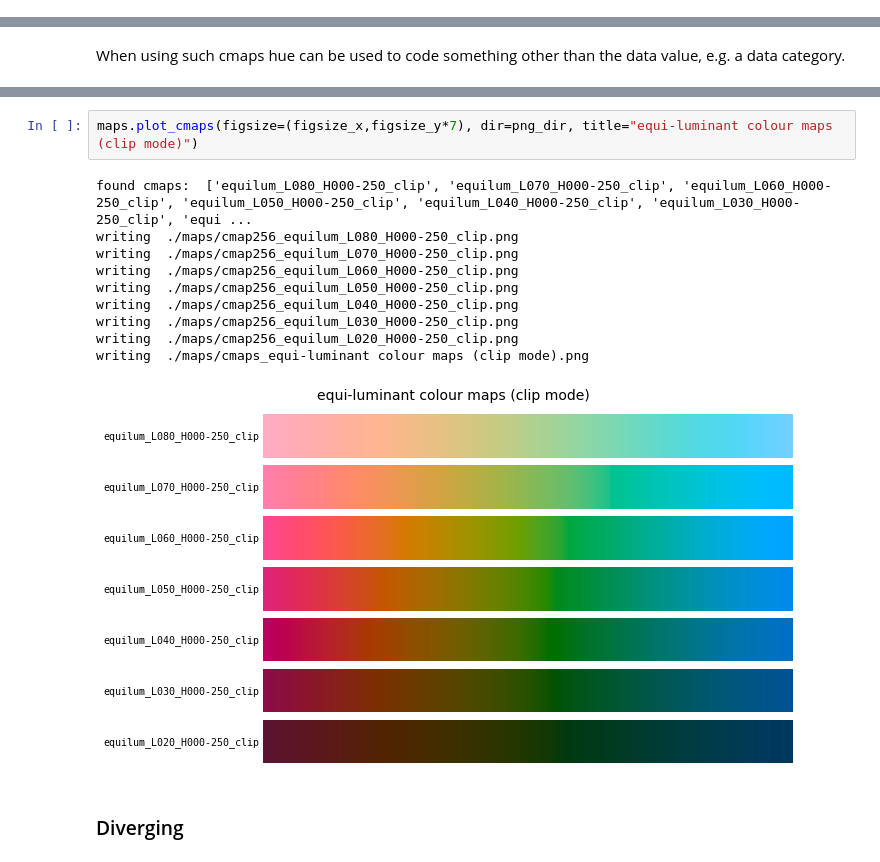
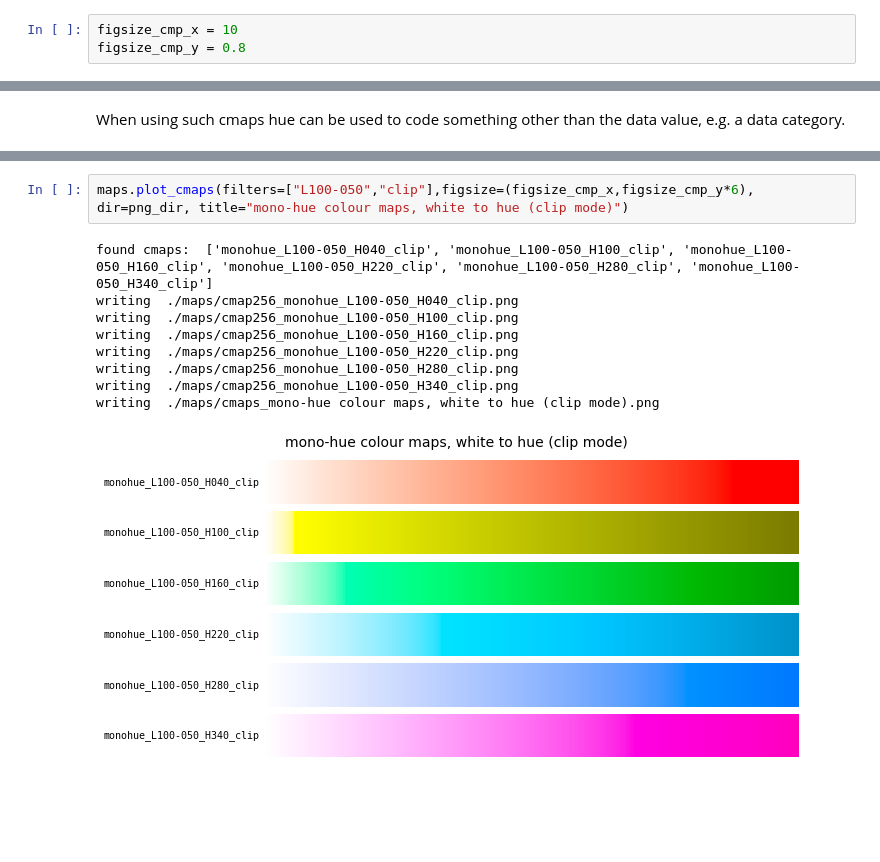
Before and after one commit to gillesferrand/colourspace, a Jupyter notebook: 5. cmaps.ipynb, the cells around one changed output, grey strips where cells are left out. Drawn from its saved outputs; the diff is of its cells as text; blank space fills up the shorter version.

```diff
--- a/5. cmaps.ipynb
+++ b/5. cmaps.ipynb
@@ -26,3 +71,6 @@ png_dir = "./maps"
+# %%
+figsize_cmp_x = 10
+figsize_cmp_y = 0.8
 # %% [markdown]
 ## Equi-luminant cmaps
 # %% [markdown]
@@ -197,15 +325,12 @@ creating cmap 'equilum_L080_H000-250_clip' for Matplotlib ( 501 steps)
 # %%
-maps.plot_cmaps(figsize=(figsize_x,figsize_y*7), dir=png_dir, title="equi-luminant colour maps (clip mode)")
+maps.plot_cmaps(filters=["L100-050","clip"],figsize=(figsize_cmp_x,figsize_cmp_y*6), dir=png_dir, title="mono-hue colour maps, white to hue (clip mode)")
 # %% [output]
-found cmaps:  ['equilum_L080_H000-250_clip', 'equilum_L070_H000-250_clip', 'equilum_L060_H000-250_clip', 'equilum_L050_H000-250_clip', 'equilum_L040_H000-250_clip', 'equilum_L030_H000-250_clip', 'equi ...
-writing  ./maps/cmap256_equilum_L080_H000-250_clip.png
-writing  ./maps/cmap256_equilum_L070_H000-250_clip.png
-writing  ./maps/cmap256_equilum_L060_H000-250_clip.png
-writing  ./maps/cmap256_equilum_L050_H000-250_clip.png
-writing  ./maps/cmap256_equilum_L040_H000-250_clip.png
-writing  ./maps/cmap256_equilum_L030_H000-250_clip.png
-writing  ./maps/cmap256_equilum_L020_H000-250_clip.png
-writing  ./maps/cmaps_equi-luminant colour maps (clip mode).png
+found cmaps:  ['monohue_L100-050_H040_clip', 'monohue_L100-050_H100_clip', 'monohue_L100-050_H160_clip', 'monohue_L100-050_H220_clip', 'monohue_L100-050_H280_clip', 'monohue_L100-050_H340_clip']
+writing  ./maps/cmap256_monohue_L100-050_H040_clip.png
+writing  ./maps/cmap256_monohue_L100-050_H100_clip.png
+writing  ./maps/cmap256_monohue_L100-050_H160_clip.png
+writing  ./maps/cmap256_monohue_L100-050_H220_clip.png
+writing  ./maps/cmap256_monohue_L100-050_H280_clip.png
+writing  ./maps/cmap256_monohue_L100-050_H340_clip.png
+writing  ./maps/cmaps_mono-hue colour maps, white to hue (clip mode).png
-[figure, old version]
+[figure, new version]
-# %% [markdown]
-### Diverging
```
Also changed, not shown: parts of 52 cells of this notebook, 2 other files.
